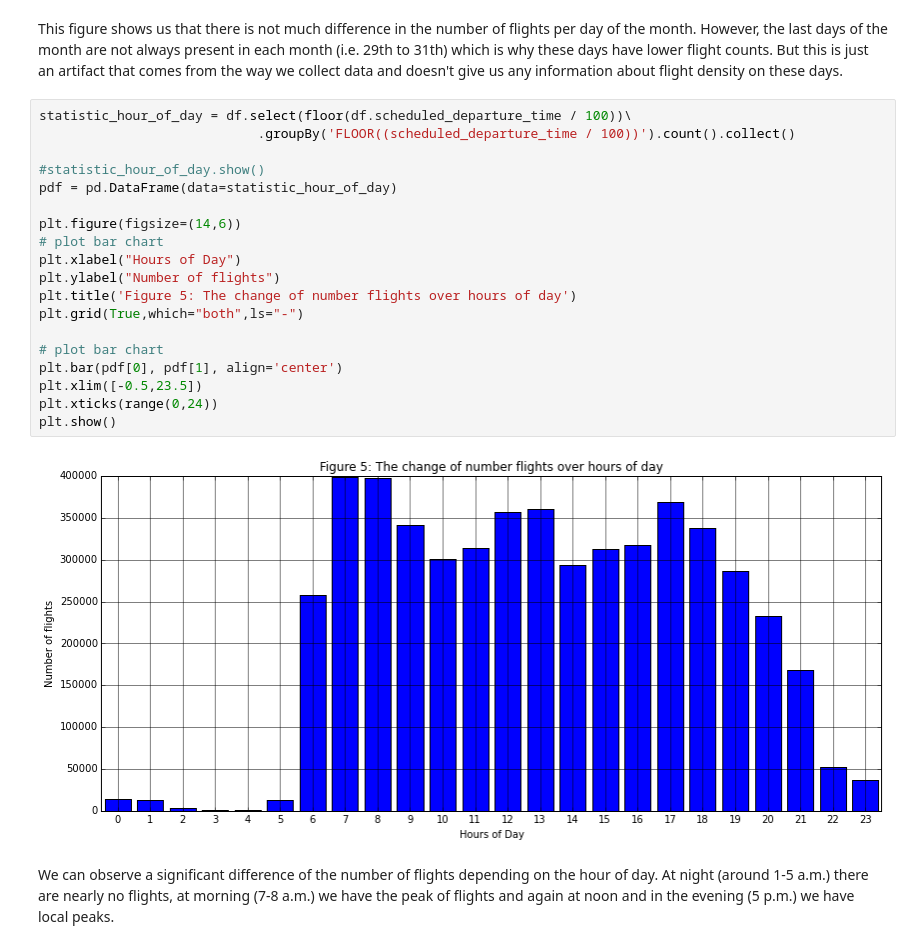
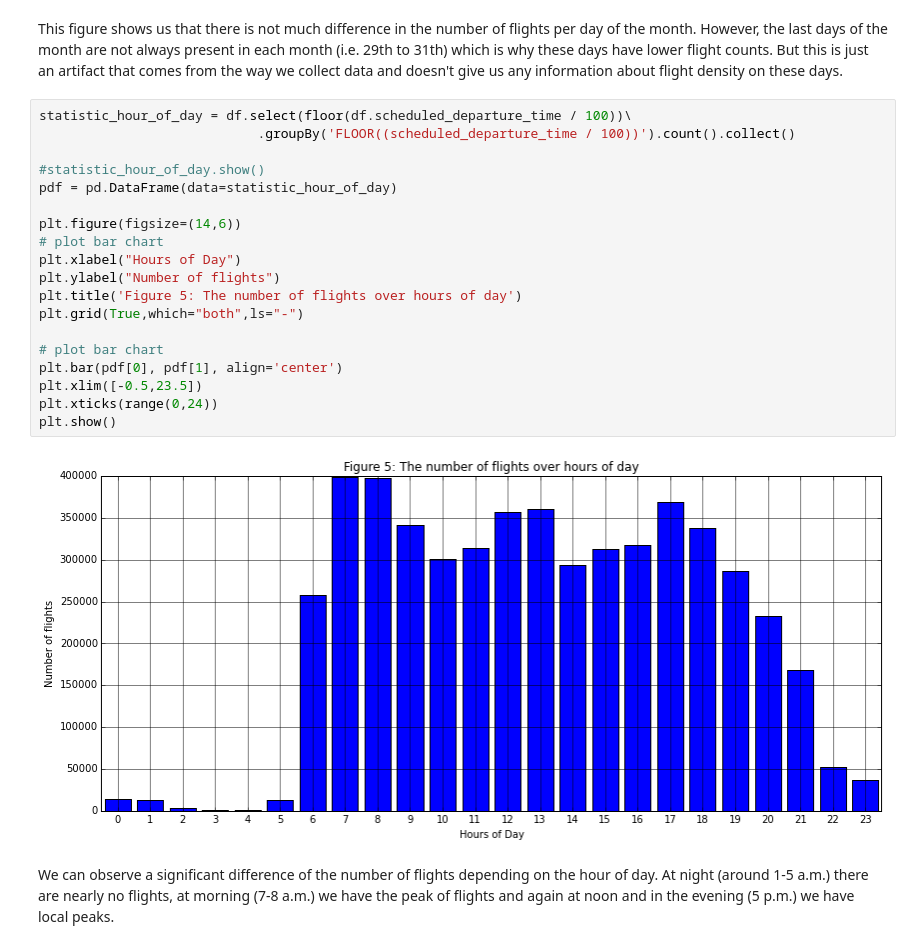
Before and after one commit to adriculteur/Algorithmic-Machine-Learning, a Jupyter notebook: Notebooks/[Lecture 5+6] Regression algorithm - Using Random Forests to predict Airplane Delays.ipynb, the cells around one changed output. Cells and saved outputs as stored; diff of their text form.

```diff
--- a/Notebooks/[Lecture 5+6] Regression algorithm - Using Random Forests to predict Airplane Delays.ipynb
+++ b/Notebooks/[Lecture 5+6] Regression algorithm - Using Random Forests to predict Airplane Delays.ipynb
@@ -460,24 +460,24 @@ This figure shows us that there is not much difference in the number of flights
 # %%
 statistic_hour_of_day = df.select(floor(df.scheduled_departure_time / 100))\
                             .groupBy('FLOOR((scheduled_departure_time / 100))').count().collect()
 
 #statistic_hour_of_day.show()
 pdf = pd.DataFrame(data=statistic_hour_of_day)
 
 plt.figure(figsize=(14,6))
 # plot bar chart
 plt.xlabel("Hours of Day")
 plt.ylabel("Number of flights")
-plt.title('Figure 5: The change of number flights over hours of day')
+plt.title('Figure 5: The number of flights over hours of day')
 plt.grid(True,which="both",ls="-")
 
 # plot bar chart
 plt.bar(pdf[0], pdf[1], align='center')
 plt.xlim([-0.5,23.5])
 plt.xticks(range(0,24))
 plt.show()
 # %% [output]
-[figure, old version]
+[figure, new version]
 # %% [markdown]
 <div class="comment">
 We can observe a significant difference of the number of flights depending on the hour of day. At night (around 1-5 a.m.) there are nearly no flights, at morning (7-8 a.m.) we have the peak of flights and again at noon and in the evening (5 p.m.) we have local peaks.
```
Also changed, not shown: parts of 71 cells of this notebook, 1 other file.
